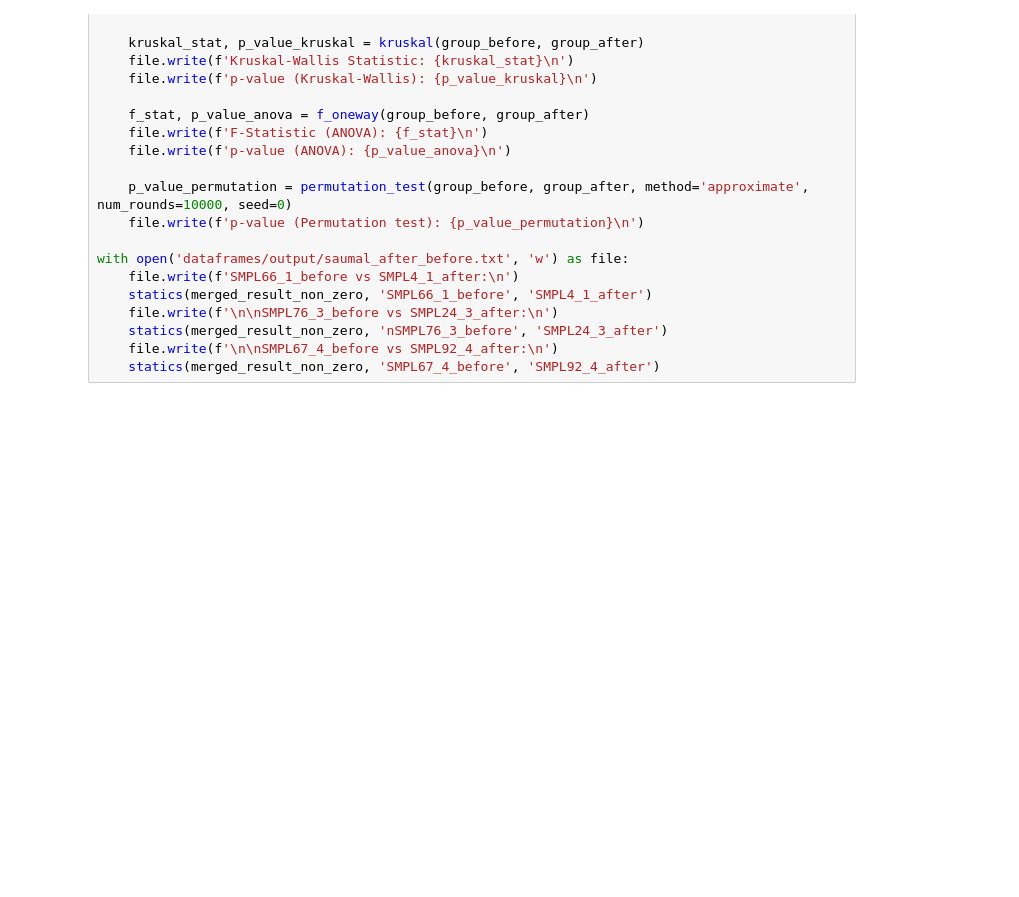
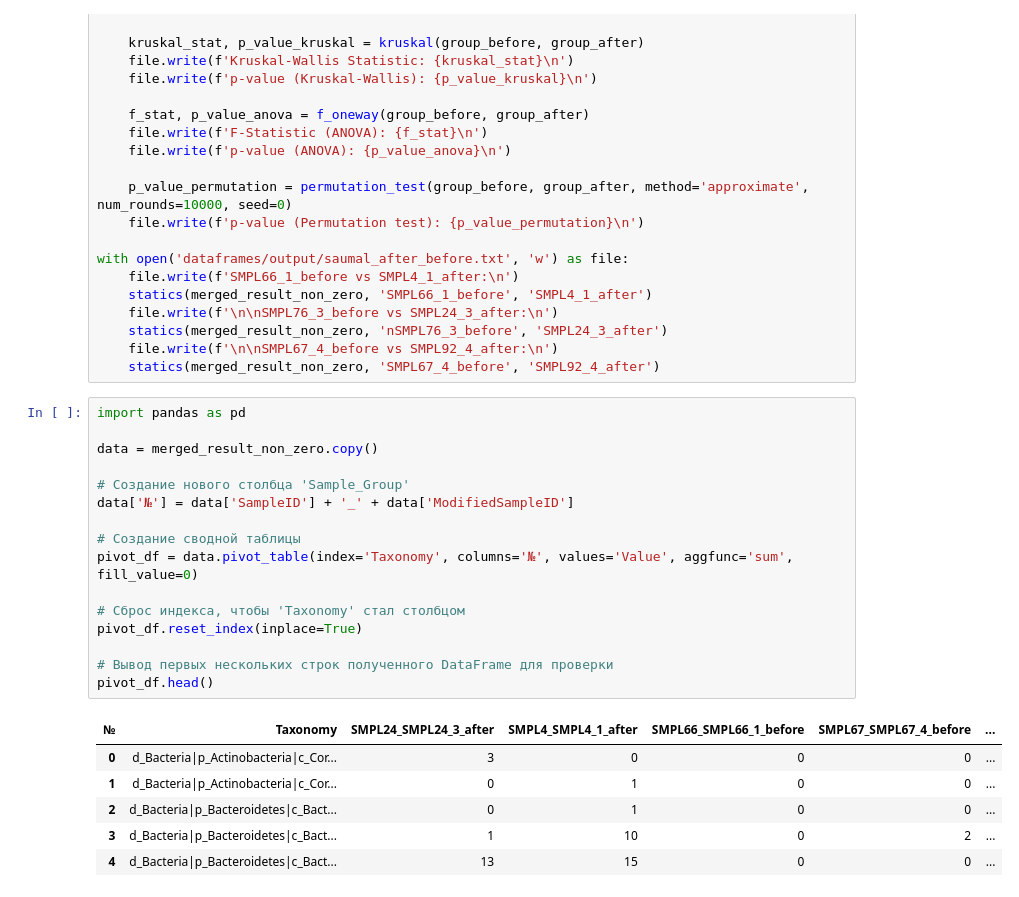
Before and after one commit to M100ika/data_analyzing_04_01_2024, a Jupyter notebook: 08.01.2023.ipynb, the cells around one changed output. Cells and saved outputs as stored; diff of their text form; blank space fills up the shorter version.

```diff
--- a/08.01.2023.ipynb
+++ b/08.01.2023.ipynb
@@ -200,3 +200,26 @@ with open('dataframes/output/saumal_after_before.txt', 'w') as file:
     statics(merged_result_non_zero, 'nSMPL76_3_before', 'SMPL24_3_after')
     file.write(f'\n\nSMPL67_4_before vs SMPL92_4_after:\n')
     statics(merged_result_non_zero, 'SMPL67_4_before', 'SMPL92_4_after')
+# %%
+import pandas as pd
+
+data = merged_result_non_zero.copy()
+
+# Создание нового столбца 'Sample_Group'
+data['№'] = data['SampleID'] + '_' + data['ModifiedSampleID']
+
+# Создание сводной таблицы
+pivot_df = data.pivot_table(index='Taxonomy', columns='№', values='Value', aggfunc='sum', fill_value=0)
+
+# Сброс индекса, чтобы 'Taxonomy' стал столбцом
+pivot_df.reset_index(inplace=True)
+
+# Вывод первых нескольких строк полученного DataFrame для проверки
+pivot_df.head()
+# %% [output]
+| № | Taxonomy | SMPL24_SMPL24_3_after | SMPL4_SMPL4_1_after | SMPL66_SMPL66_1_before | SMPL67_SMPL67_4_before | ... |
+| 0 | d_Bacteria|p_Actinobacteria|c_Cor... | 3 | 0 | 0 | 0 | ... |
+| 1 | d_Bacteria|p_Actinobacteria|c_Cor... | 0 | 1 | 0 | 0 | ... |
+| 2 | d_Bacteria|p_Bacteroidetes|c_Bact... | 0 | 1 | 0 | 0 | ... |
+| 3 | d_Bacteria|p_Bacteroidetes|c_Bact... | 1 | 10 | 0 | 2 | ... |
+| 4 | d_Bacteria|p_Bacteroidetes|c_Bact... | 13 | 15 | 0 | 0 | ... |
```
Also changed, not shown: parts of 2 cells of this notebook, 5 other files.
